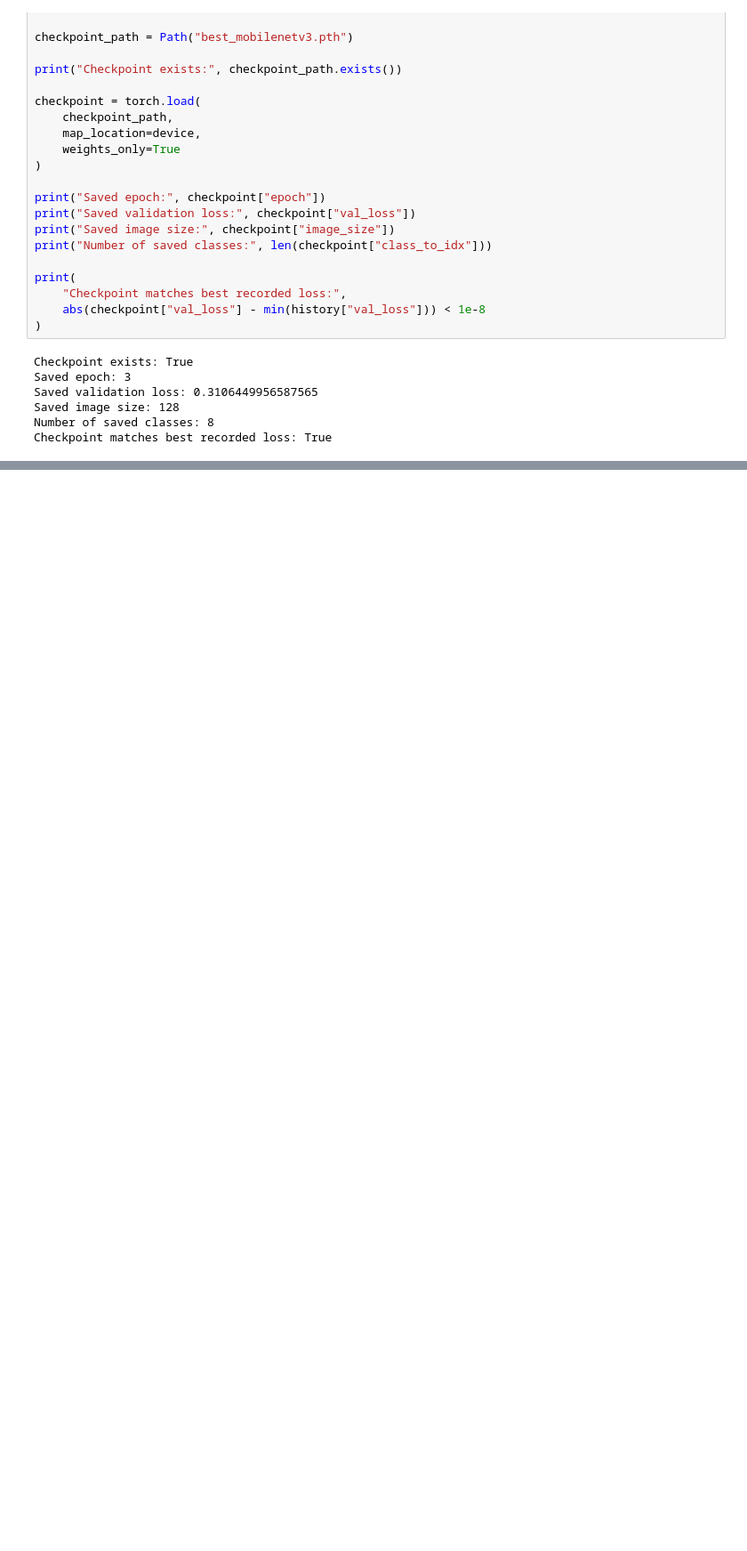
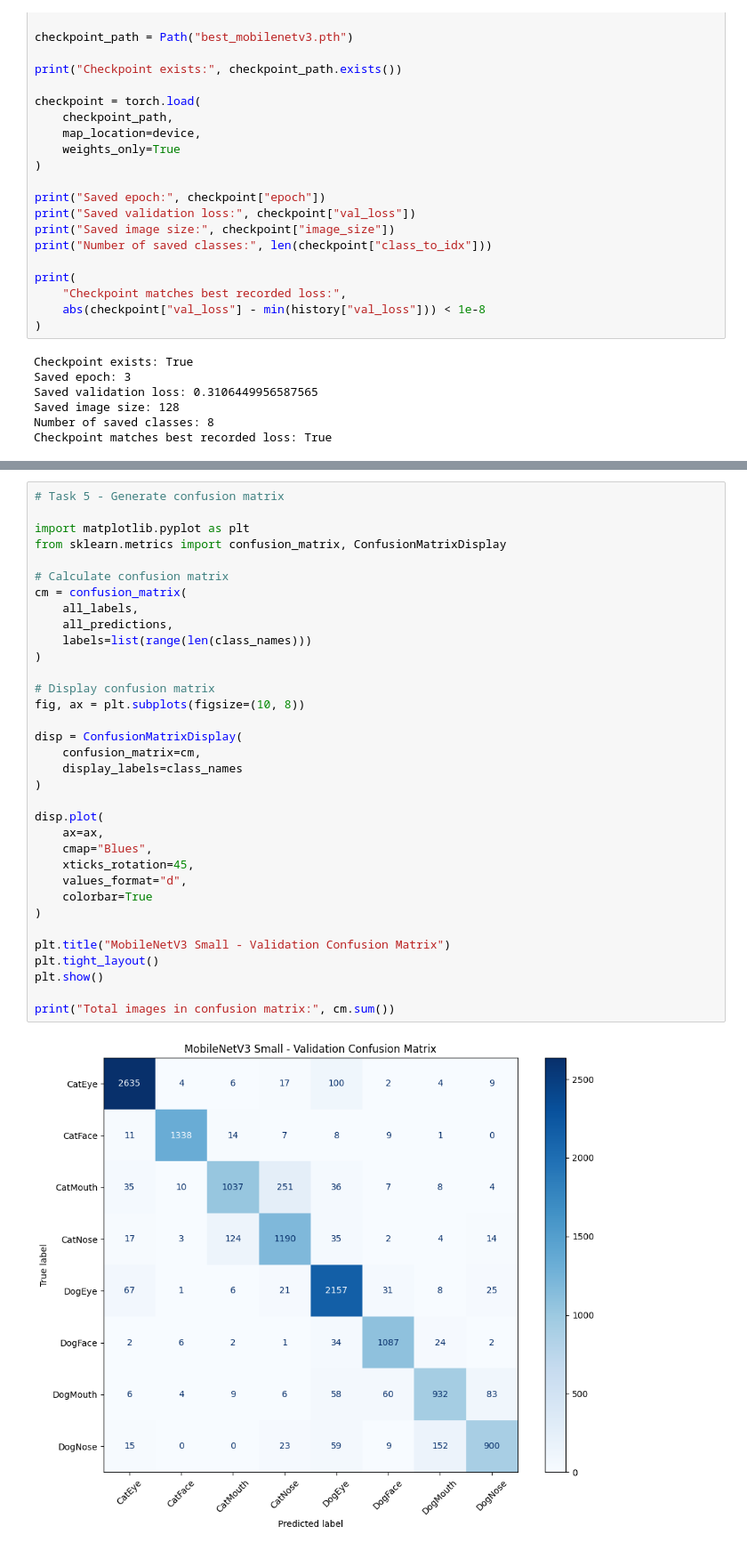
Before and after one commit to SimonSays4843/ENGE707-Assessment3, a Jupyter notebook: Assessment3.ipynb, the cells around one changed output, grey strips where cells are left out. Shown at 89% size. Drawn from its saved outputs; the diff is of its cells as text; blank space fills up the shorter version.

Commit message:
Complete Task 5 model evaluation and Kaggle submission

```diff
--- a/Assessment3.ipynb
+++ b/Assessment3.ipynb
@@ -1189,0 +1297,36 @@ Checkpoint matches best recorded loss: True
+# %%
+# Task 5 - Generate confusion matrix
+
+import matplotlib.pyplot as plt
+from sklearn.metrics import confusion_matrix, ConfusionMatrixDisplay
+
+# Calculate confusion matrix
+cm = confusion_matrix(
+    all_labels,
+    all_predictions,
+    labels=list(range(len(class_names)))
+)
+
+# Display confusion matrix
+fig, ax = plt.subplots(figsize=(10, 8))
+
+disp = ConfusionMatrixDisplay(
+    confusion_matrix=cm,
+    display_labels=class_names
+)
+
+disp.plot(
+    ax=ax,
+    cmap="Blues",
+    xticks_rotation=45,
+    values_format="d",
+    colorbar=True
+)
+
+plt.title("MobileNetV3 Small - Validation Confusion Matrix")
+plt.tight_layout()
+plt.show()
+
+print("Total images in confusion matrix:", cm.sum())
+# %% [output]
+[figure, added]
```
Also changed, not shown: parts of 9 cells of this notebook.
